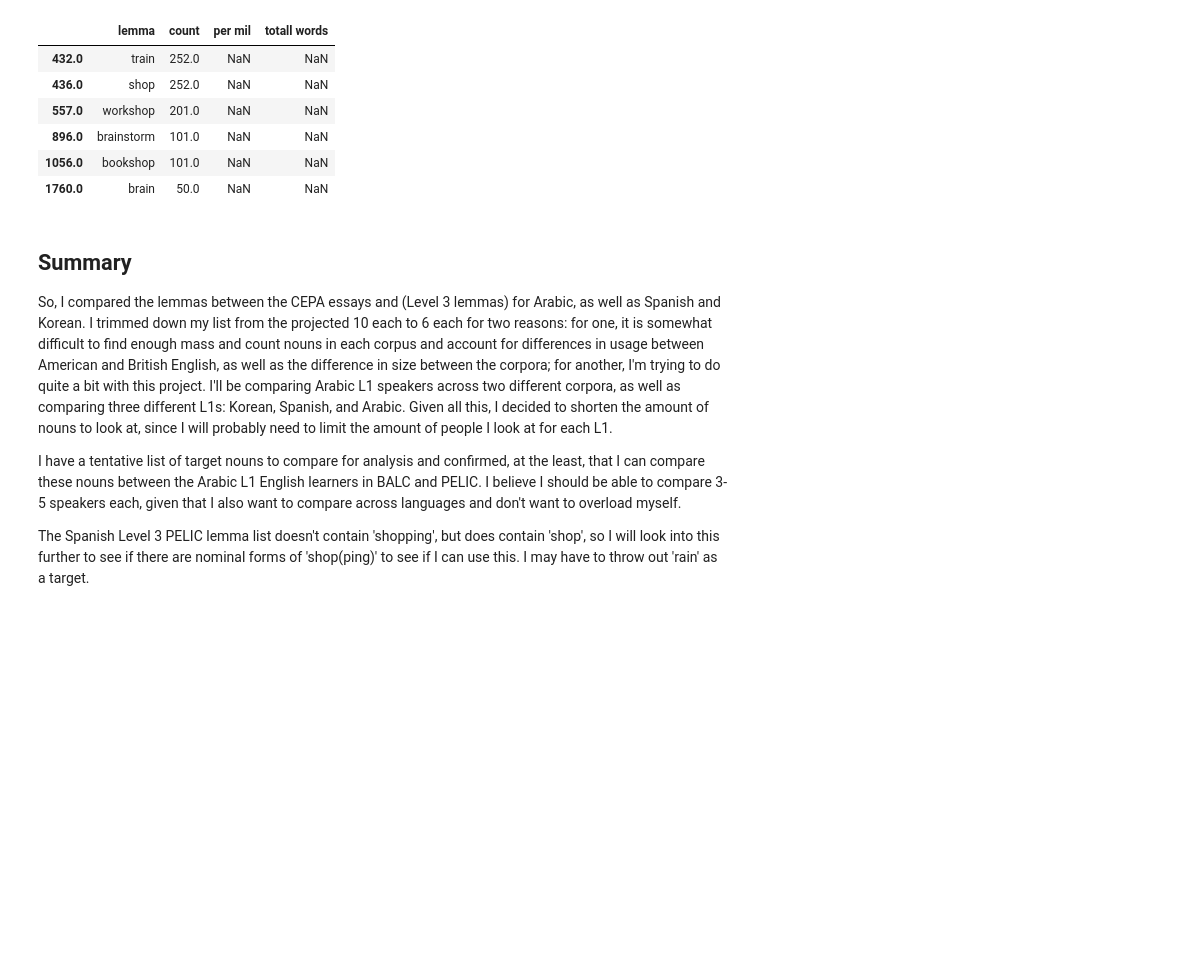
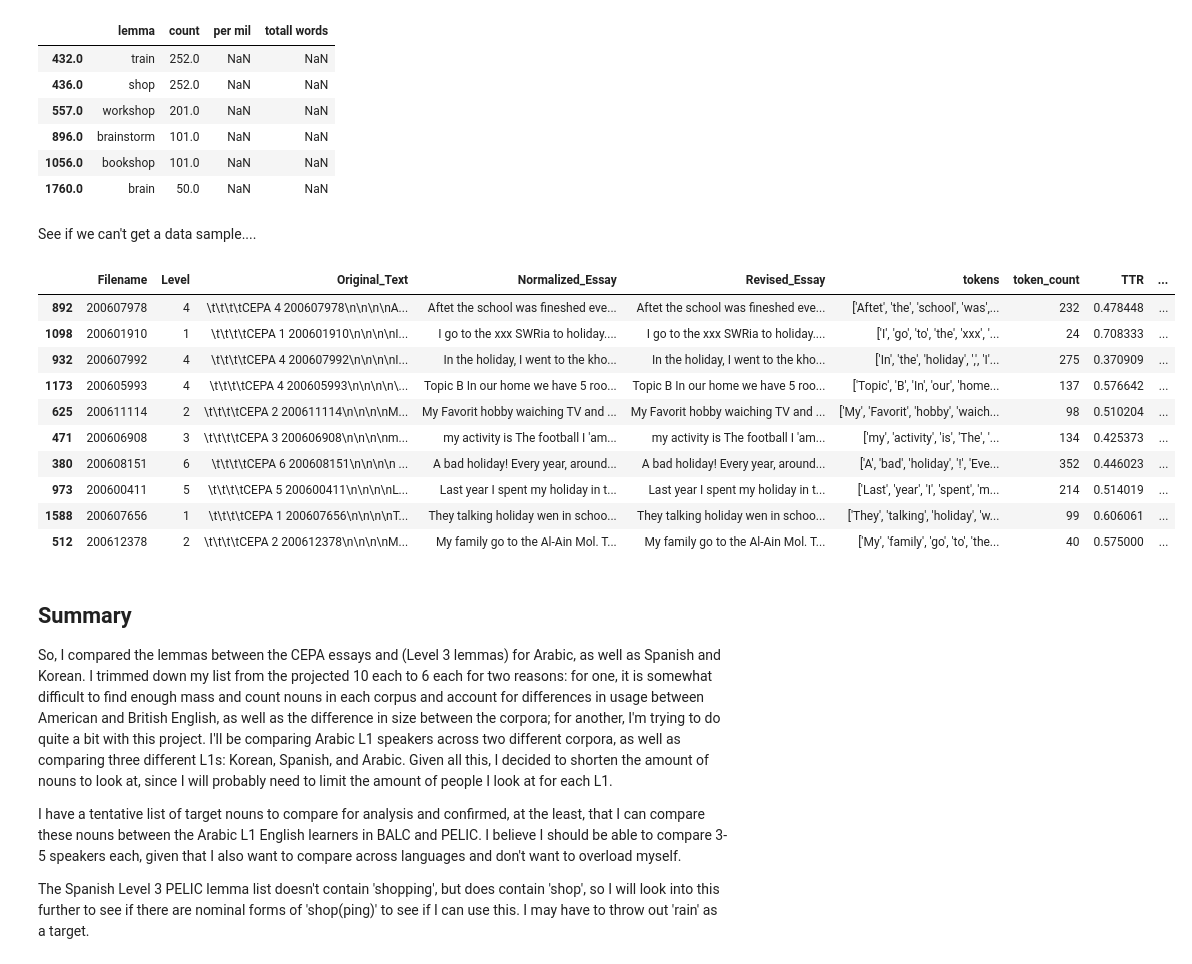
Before and after one commit to Data-Science-for-Linguists-2019/ESL-Article-Acquisition, a Jupyter notebook: exploratory-analysis/prep_data_analysis.ipynb, the cells around one changed output. Saved outputs shown, nothing was run; the diff lists cells and outputs as text; code cells hidden in the pictures; blank space fills up the shorter version.

Commit message:
samples

```diff
--- a/exploratory-analysis/prep_data_analysis.ipynb
+++ b/exploratory-analysis/prep_data_analysis.ipynb
@@ -528,6 +528,24 @@ for targ in actual_targets:
         print(targ)
 
 # Looks like Korean is okay.
+# %% [markdown]
+See if we can't get a data sample....
+# %%
+samples = cepa_df.sample(10)
+samples
+samples.to_csv("../data/cepa_samples.csv")
+# %% [output]
+|  | Filename | Level | Original_Text | Normalized_Essay | Revised_Essay | tokens | token_count | TTR | ... |
+| 892 | 200607978 | 4 | \t\t\t\tCEPA 4 200607978\n\n\n\nA... | Aftet the school was fineshed eve... | Aftet the school was fineshed eve... | ['Aftet', 'the', 'school', 'was',... | 232 | 0.478448 | ... |
+| 1098 | 200601910 | 1 | \t\t\t\tCEPA 1 200601910\n\n\n\nI... | I go to the xxx SWRia to holiday.... | I go to the xxx SWRia to holiday.... | ['I', 'go', 'to', 'the', 'xxx', '... | 24 | 0.708333 | ... |
+| 932 | 200607992 | 4 | \t\t\t\tCEPA 4 200607992\n\n\n\nI... | In the holiday, I went to the kho... | In the holiday, I went to the kho... | ['In', 'the', 'holiday', ',', 'I'... | 275 | 0.370909 | ... |
+| 1173 | 200605993 | 4 | \t\t\t\tCEPA 4 200605993\n\n\n\n\... | Topic B In our home we have 5 roo... | Topic B In our home we have 5 roo... | ['Topic', 'B', 'In', 'our', 'home... | 137 | 0.576642 | ... |
+| 625 | 200611114 | 2 | \t\t\t\tCEPA 2 200611114\n\n\n\nM... | My Favorit hobby waiching TV and ... | My Favorit hobby waiching TV and ... | ['My', 'Favorit', 'hobby', 'waich... | 98 | 0.510204 | ... |
+| 471 | 200606908 | 3 | \t\t\t\tCEPA 3 200606908\n\n\n\nm... | my activity is The football I 'am... | my activity is The football I 'am... | ['my', 'activity', 'is', 'The', '... | 134 | 0.425373 | ... |
+| 380 | 200608151 | 6 | \t\t\t\tCEPA 6 200608151\n\n\n\n ... | A bad holiday! Every year, around... | A bad holiday! Every year, around... | ['A', 'bad', 'holiday', '!', 'Eve... | 352 | 0.446023 | ... |
+| 973 | 200600411 | 5 | \t\t\t\tCEPA 5 200600411\n\n\n\nL... | Last year I spent my holiday in t... | Last year I spent my holiday in t... | ['Last', 'year', 'I', 'spent', 'm... | 214 | 0.514019 | ... |
+| 1588 | 200607656 | 1 | \t\t\t\tCEPA 1 200607656\n\n\n\nT... | They talking holiday wen in schoo... | They talking holiday wen in schoo... | ['They', 'talking', 'holiday', 'w... | 99 | 0.606061 | ... |
+| 512 | 200612378 | 2 | \t\t\t\tCEPA 2 200612378\n\n\n\nM... | My family go to the Al-Ain Mol. T... | My family go to the Al-Ain Mol. T... | ['My', 'family', 'go', 'to', 'the... | 40 | 0.575000 | ... |
 # %% [markdown]
 ## Summary
 
```
Also changed, not shown: parts of 2 cells of this notebook, 1 other file.
